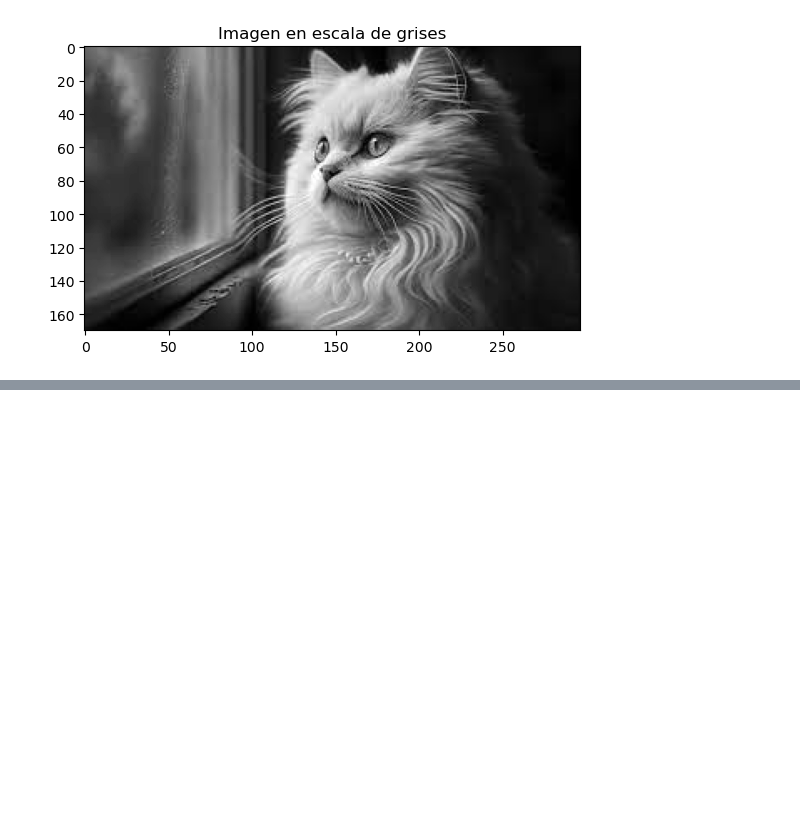
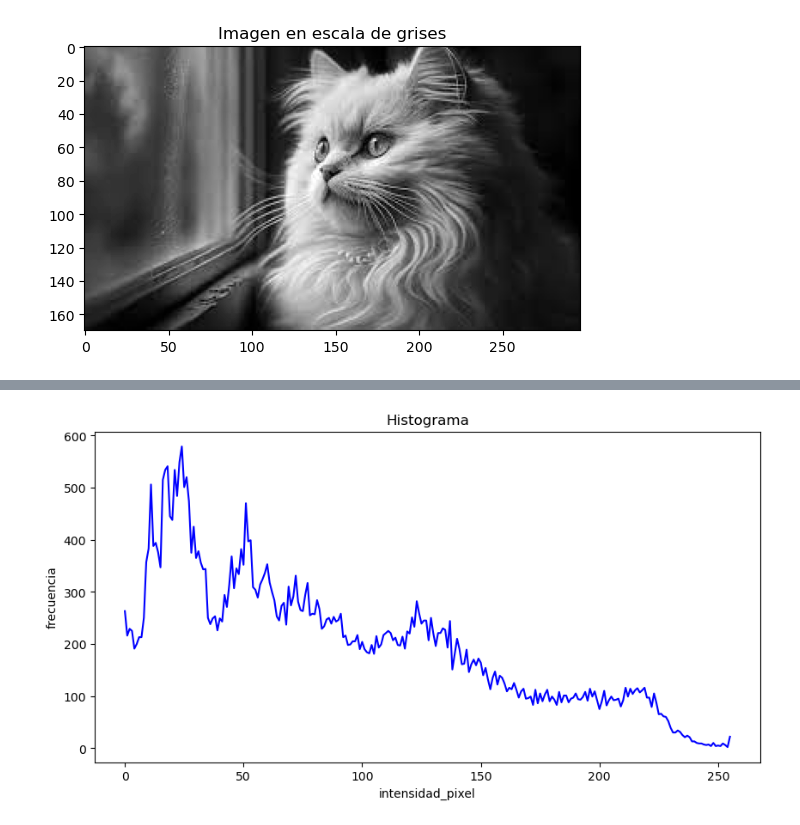
Before and after one commit to GuerreroT/clase1, a Jupyter notebook: actividadDeLaboratorio.ipynb, the cells around one changed output, grey strips where cells are left out. Drawn from its saved outputs; the diff is of its cells as text; code cells hidden in the pictures; blank space fills up the shorter version.

```diff
--- a/actividadDeLaboratorio.ipynb
+++ b/actividadDeLaboratorio.ipynb
@@ -40,0 +58,20 @@ mostraImagen(ruta_imagen)
+# %%
+import cv2
+import matplotlib.pyplot as plt
+
+def histograma(img):
+    histo=cv2.calcHist([img], [0],None,[256],[0,256])
+
+    plt.figure(figsize=(10,5))
+    plt.plot(histo,color="blue")
+    plt.title('Histograma')
+    plt.xlabel('intensidad_pixel')
+    plt.ylabel('frecuencia')
+    plt.show()
+
+#img=cv2.imread('cat.jpg',0)
+img=cv2.imread('gatin.jfif',0)
+
+histograma(img)
+# %% [output]
+[figure, added]
```
Also changed, not shown: parts of 1 cell of this notebook, 1 other file.
